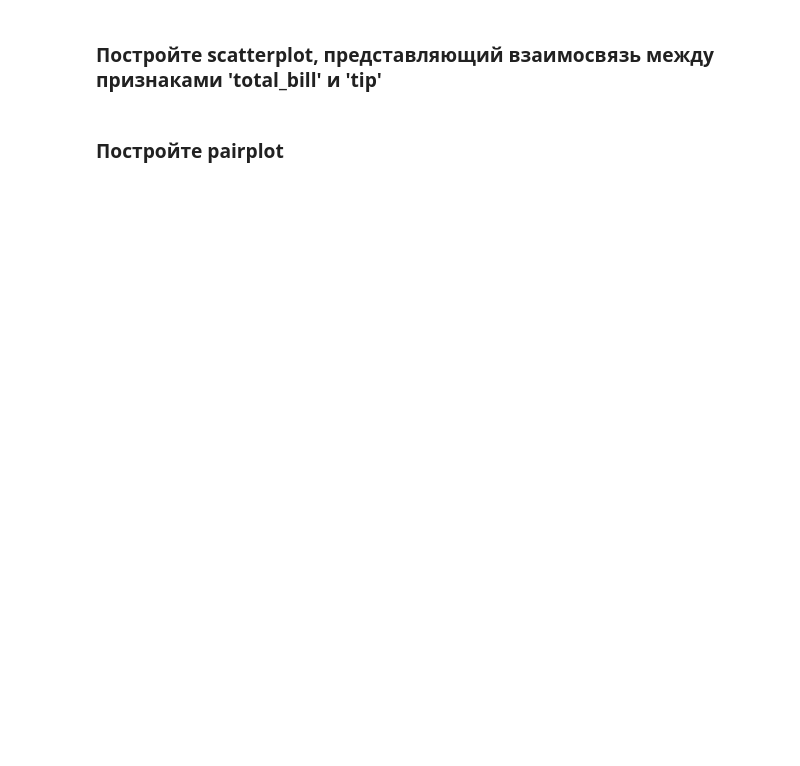
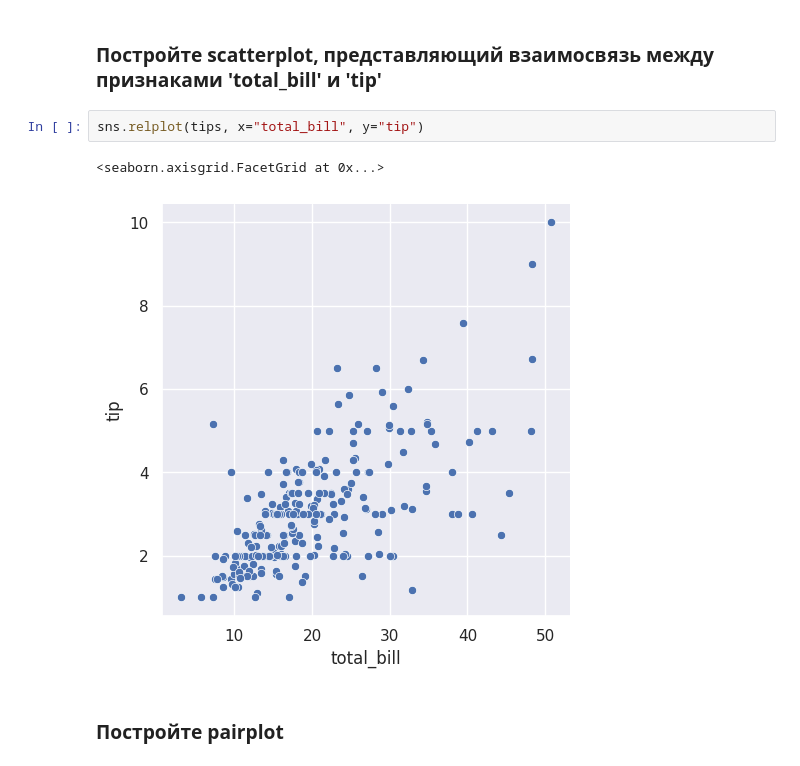
Before and after one commit to andreyc2018/ml-basic-2024, a Jupyter notebook: hw_7/Analyze_and_Visualize.ipynb, the cells around one changed output. Cells and saved outputs as stored; diff of their text form; blank space fills up the shorter version.

```diff
--- a/hw_7/Analyze_and_Visualize.ipynb
+++ b/hw_7/Analyze_and_Visualize.ipynb
@@ -238,4 +235,9 @@ tips["total_bill"].hist()
 # %% [markdown]
 ### Постройте scatterplot, представляющий взаимосвязь между признаками 'total_bill' и 'tip'
+# %%
+sns.relplot(tips, x="total_bill", y="tip")
+# %% [output]
+<seaborn.axisgrid.FacetGrid at 0x...>
+[figure, added]
 # %% [markdown]
 ### Постройте pairplot
```
Also changed, not shown: parts of 8 cells of this notebook.
